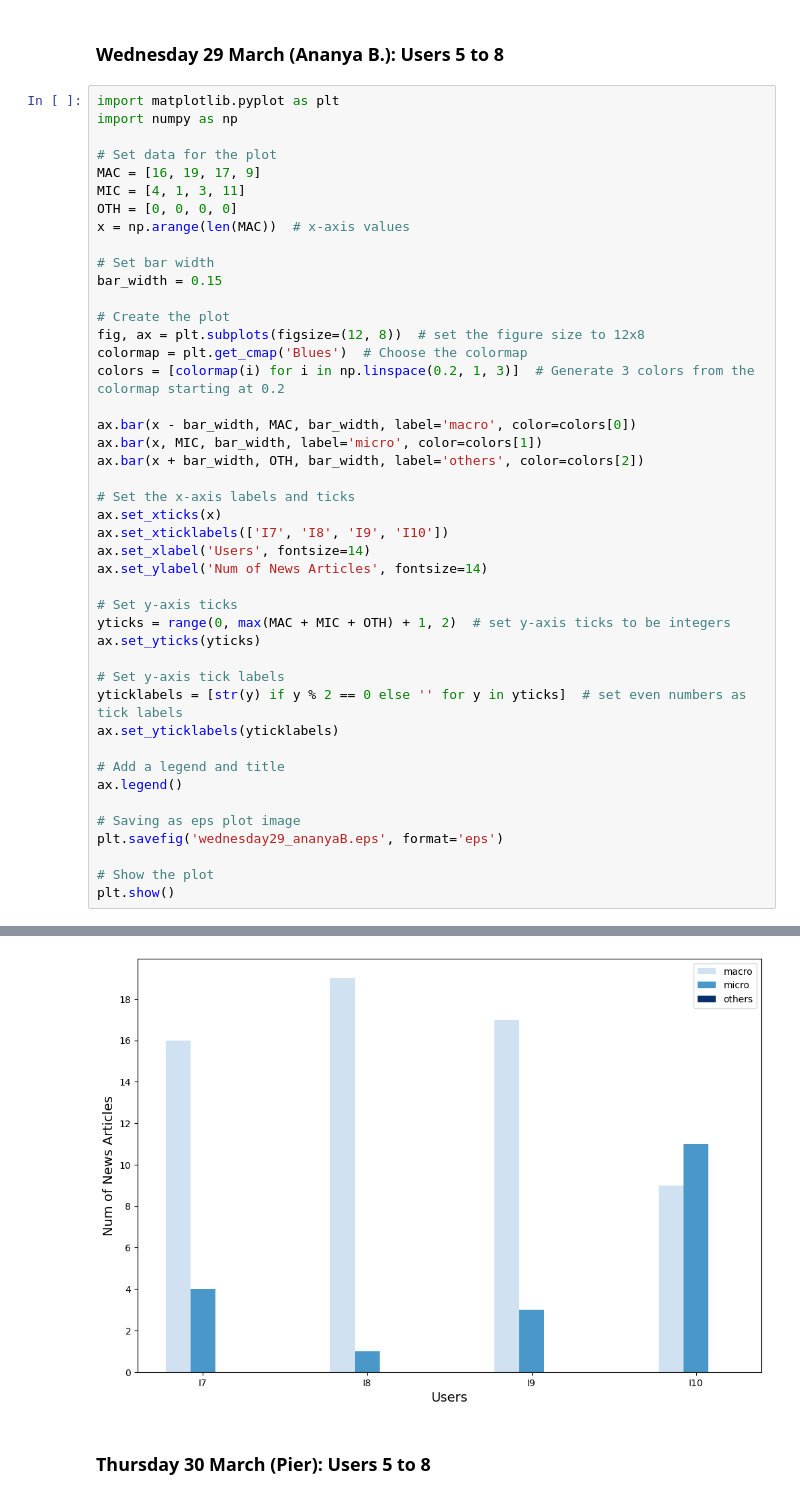
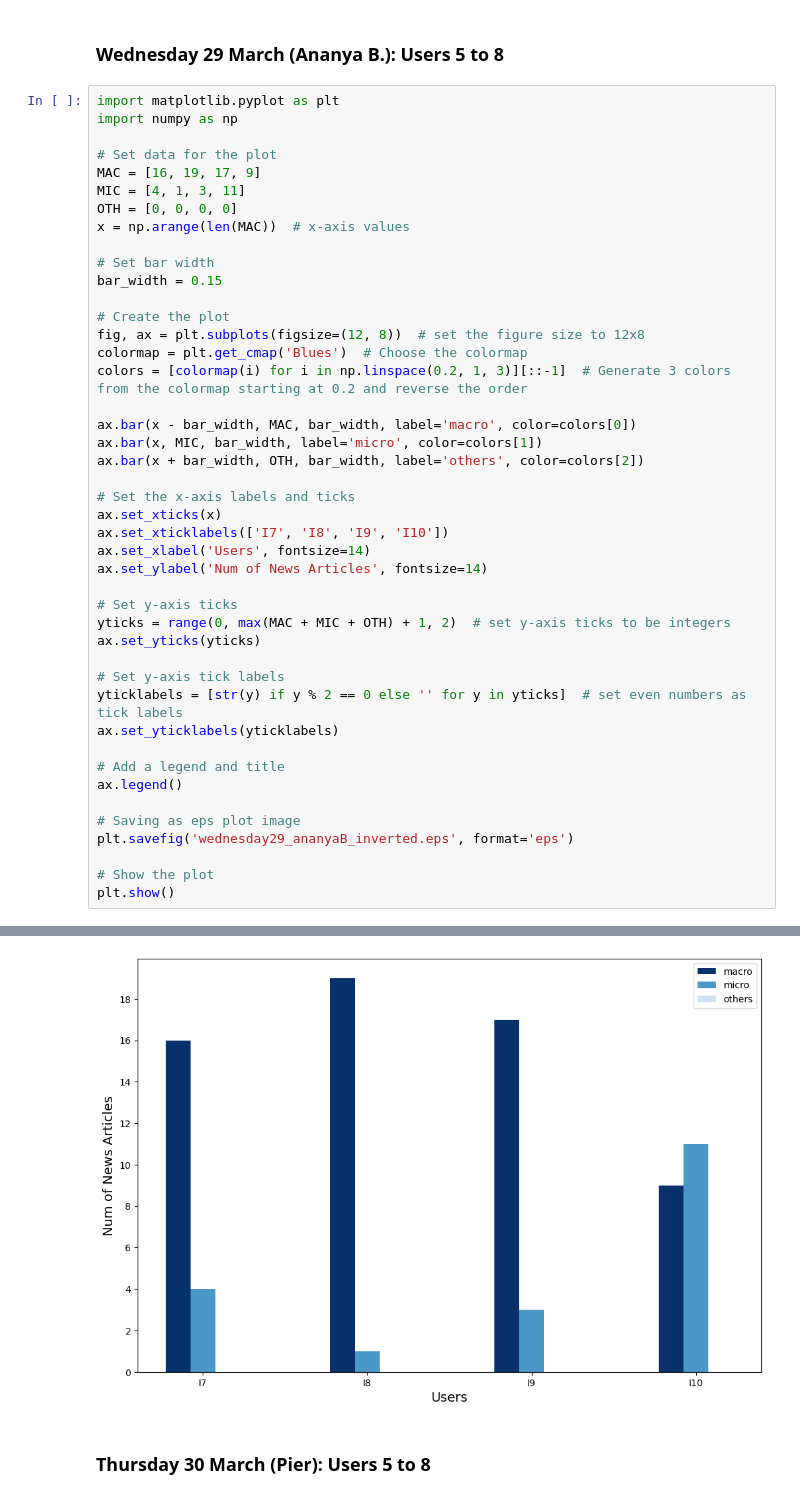
Before and after one commit to iamluirio/echo-chambers-news-aggregators, a Jupyter notebook: Code analysis/Analysis/newsRate_analysis.ipynb, the cells around one changed output, grey strips where cells are left out. Drawn from its saved outputs; the diff is of its cells as text.

```diff
--- a/Code analysis/Analysis/newsRate_analysis.ipynb
+++ b/Code analysis/Analysis/newsRate_analysis.ipynb
@@ -151,37 +151,37 @@ bar_width = 0.15
 # Create the plot
 fig, ax = plt.subplots(figsize=(12, 8))  # set the figure size to 12x8
 colormap = plt.get_cmap('Blues')  # Choose the colormap
-colors = [colormap(i) for i in np.linspace(0.2, 1, 3)]  # Generate 3 colors from the colormap starting at 0.2
+colors = [colormap(i) for i in np.linspace(0.2, 1, 3)][::-1]  # Generate 3 colors from the colormap starting at 0.2 and reverse the order
 
 ax.bar(x - bar_width, MAC, bar_width, label='macro', color=colors[0])
 ax.bar(x, MIC, bar_width, label='micro', color=colors[1])
 ax.bar(x + bar_width, OTH, bar_width, label='others', color=colors[2])
 
 # Set the x-axis labels and ticks
 ax.set_xticks(x)
 ax.set_xticklabels(['I7', 'I8', 'I9', 'I10'])
 ax.set_xlabel('Users', fontsize=14)
 ax.set_ylabel('Num of News Articles', fontsize=14)
 
 # Set y-axis ticks
 yticks = range(0, max(MAC + MIC + OTH) + 1, 2)  # set y-axis ticks to be integers
 ax.set_yticks(yticks)
 
 # Set y-axis tick labels
 yticklabels = [str(y) if y % 2 == 0 else '' for y in yticks]  # set even numbers as tick labels
 ax.set_yticklabels(yticklabels)
 
 # Add a legend and title
 ax.legend()
 
 # Saving as eps plot image
-plt.savefig('wednesday29_ananyaB.eps', format='eps')
+plt.savefig('wednesday29_ananyaB_inverted.eps', format='eps')
 
 # Show the plot
 plt.show()
 # %% [output]
 The PostScript backend does not support transparency; partially transparent artists will be rendered opaque.
-[figure, old version]
+[figure, new version]
 # %% [markdown]
 ### Thursday 30 March (Pier): Users 5 to 8
 # %%
```
Also changed, not shown: parts of 3 cells of this notebook, 1 other file.
